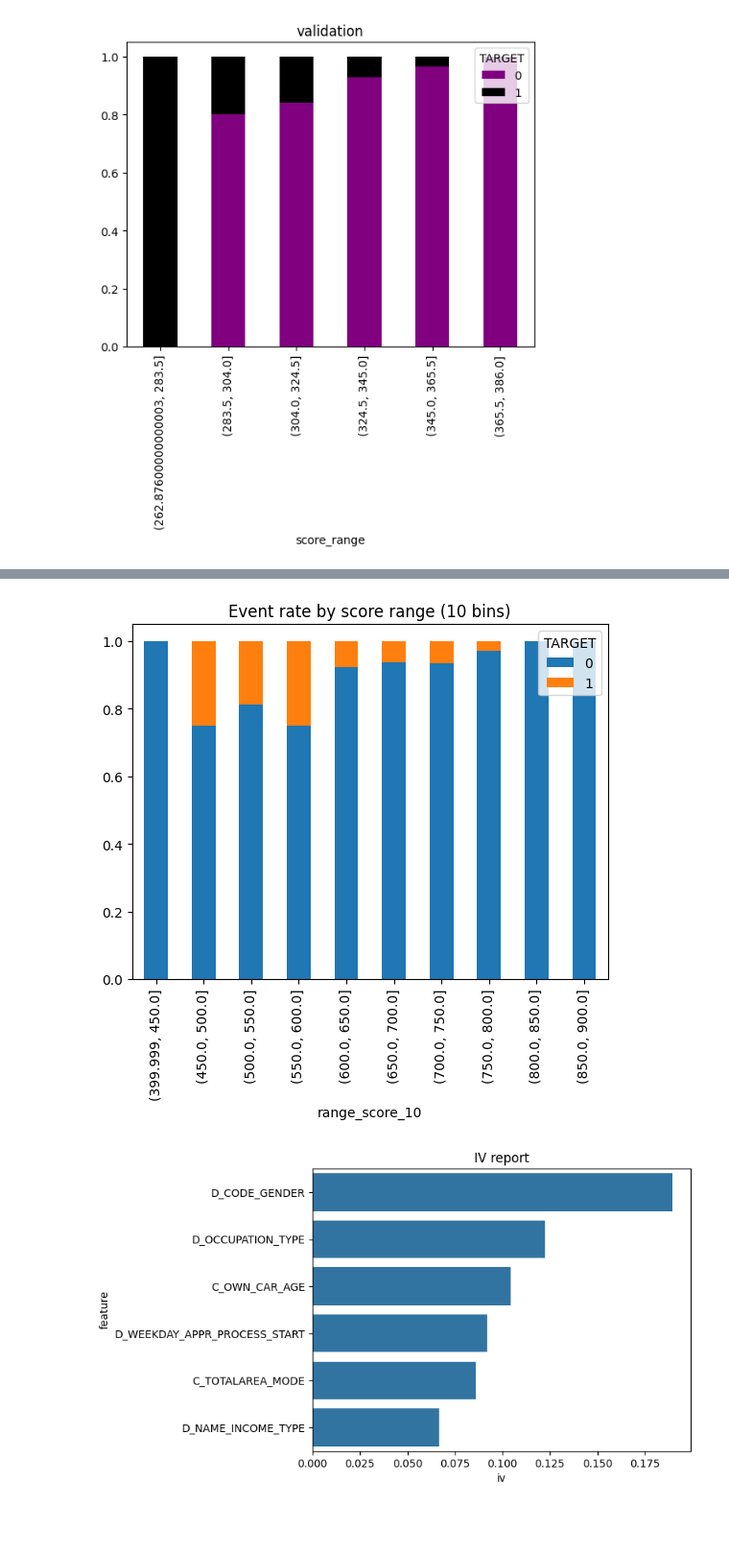
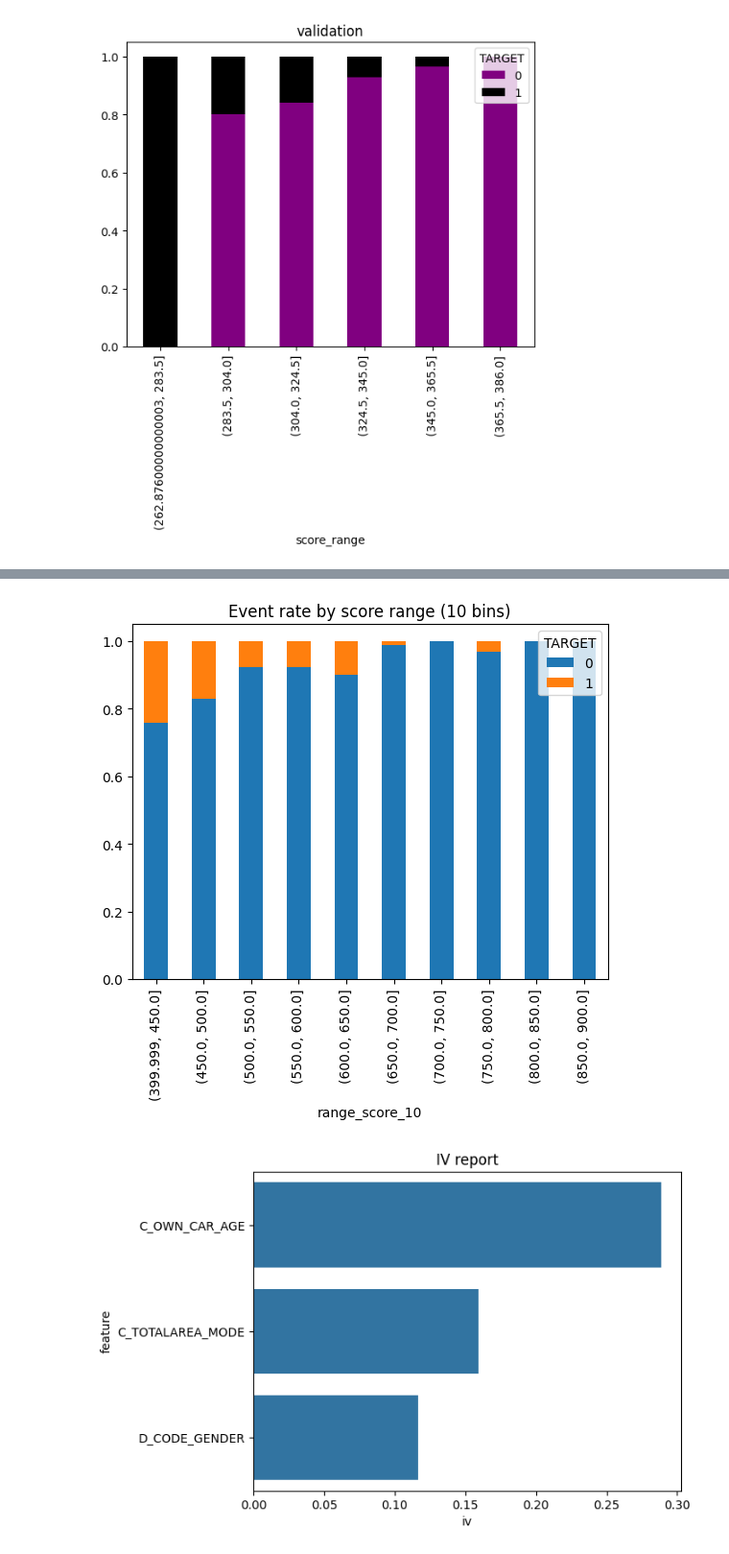
Before and after one commit to JGFuentesC/woe_credit_scoring, a Jupyter notebook: Usage Example.ipynb, the cells around one changed output, grey strips where cells are left out. Shown at 96% size. Saved outputs shown, nothing was run; the diff lists cells and outputs as text; code cells hidden in the pictures; blank space fills up the shorter version.

```diff
--- a/Usage Example.ipynb
+++ b/Usage Example.ipynb
@@ -214,11 +214,11 @@ for s,d in score.groupby('sample'):
 # like outlier detection and treatment, feature selection, reporting and more.
 from CreditScoringToolkit import AutoCreditScoring
 
-kwargs = {'iv_feature_threshold':0.05,
-          'max_discretization_bins':6,
-          'strictly_monotonic':True,
+kwargs = {'iv_feature_threshold':0.1,
+          'max_discretization_bins':3,
+          'strictly_monotonic':False,
           'create_reporting':True,
-          'discretization_method':'dcc'}
+          'discretization_method':'quantile'}
 acs = AutoCreditScoring(train,'TARGET',varc,vard)
 acs.fit(**kwargs)
 
@@ -232,2 +232,2 @@ acs.save_reports('reports')
-[figure, old version]
+[figure, new version]
-[figure, old version]
+[figure, new version]
```
Also changed, not shown: parts of 4 cells of this notebook, 12 other files.
